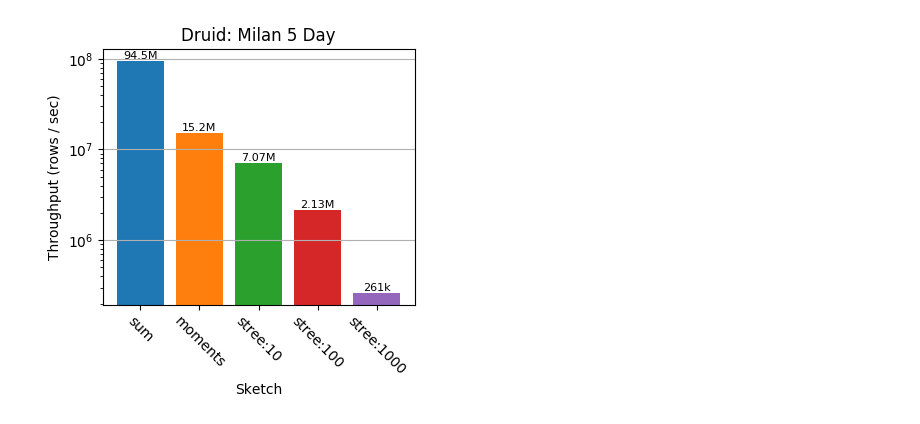
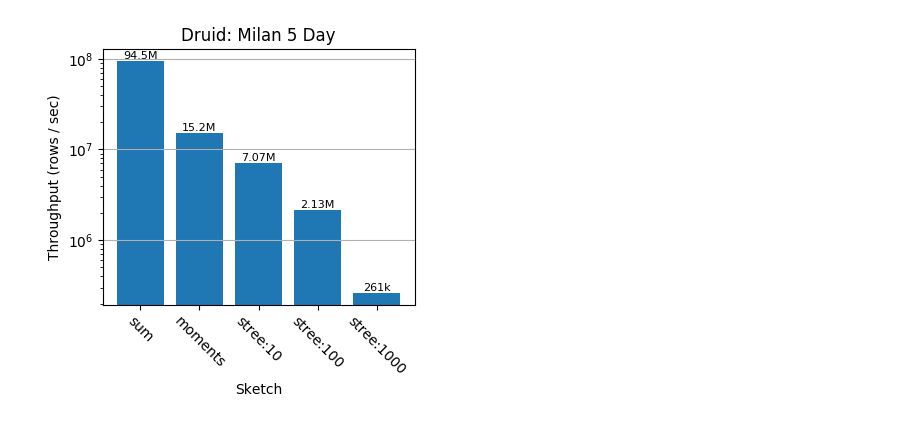
Before and after one commit to stanford-futuredata/msketch, a Jupyter notebook: analysis/Druid Plot.ipynb, the cells around one changed output. Saved outputs shown, nothing was run; the diff lists cells and outputs as text; code cells hidden in the pictures.

```diff
--- a/analysis/Druid Plot.ipynb
+++ b/analysis/Druid Plot.ipynb
@@ -47,32 +47,32 @@ for di in range(len(datasets)):
     dname = datasets[di]
     data = df[(df.Dataset == dname)]
     xlocs = np.arange(0, len(sketches))
     ys = (data.Rows) / data.Time
     ax.bar(
         xlocs,
         height=ys,
         log=True,
-        color = ["C0", "C1", "C2", "C3", "C4"]
+#         color = ["C0", "C1", "C2", "C3", "C4"]
     )
     rects = ax.patches
     for rect, label in zip(rects, ys):
         height = rect.get_height()
         ax.text(
             rect.get_x() + rect.get_width()/2,
             height,
             human_format(label),
             ha='center', va='bottom', size = 8,
         )
 
     ax.set_xticks(xlocs)
     ax.set_xticklabels(sketchnames, rotation=-45)
     ax.yaxis.grid(True)
     ax.set_title("Druid: "+datasetnames[di])
     if di == 0:
         ax.set_ylabel("Throughput (rows / sec)")
 #     ax.set_ylim(0.005, 10)
     ax.set_xlabel("Sketch")
 plt.tight_layout()
 plt.savefig("druid.pdf")
 # %% [output]
-[figure, old version]
+[figure, new version]
```
Also changed, not shown: 2 other files.
